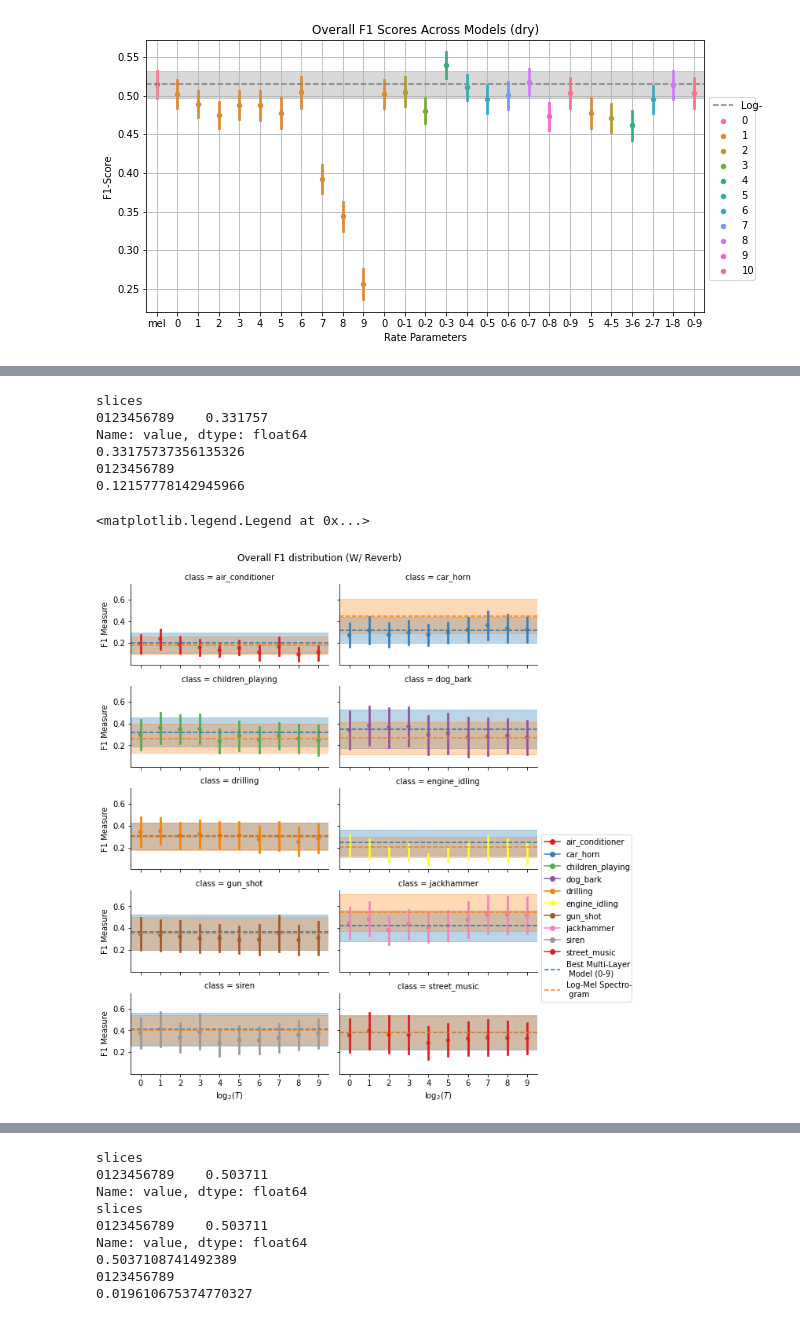
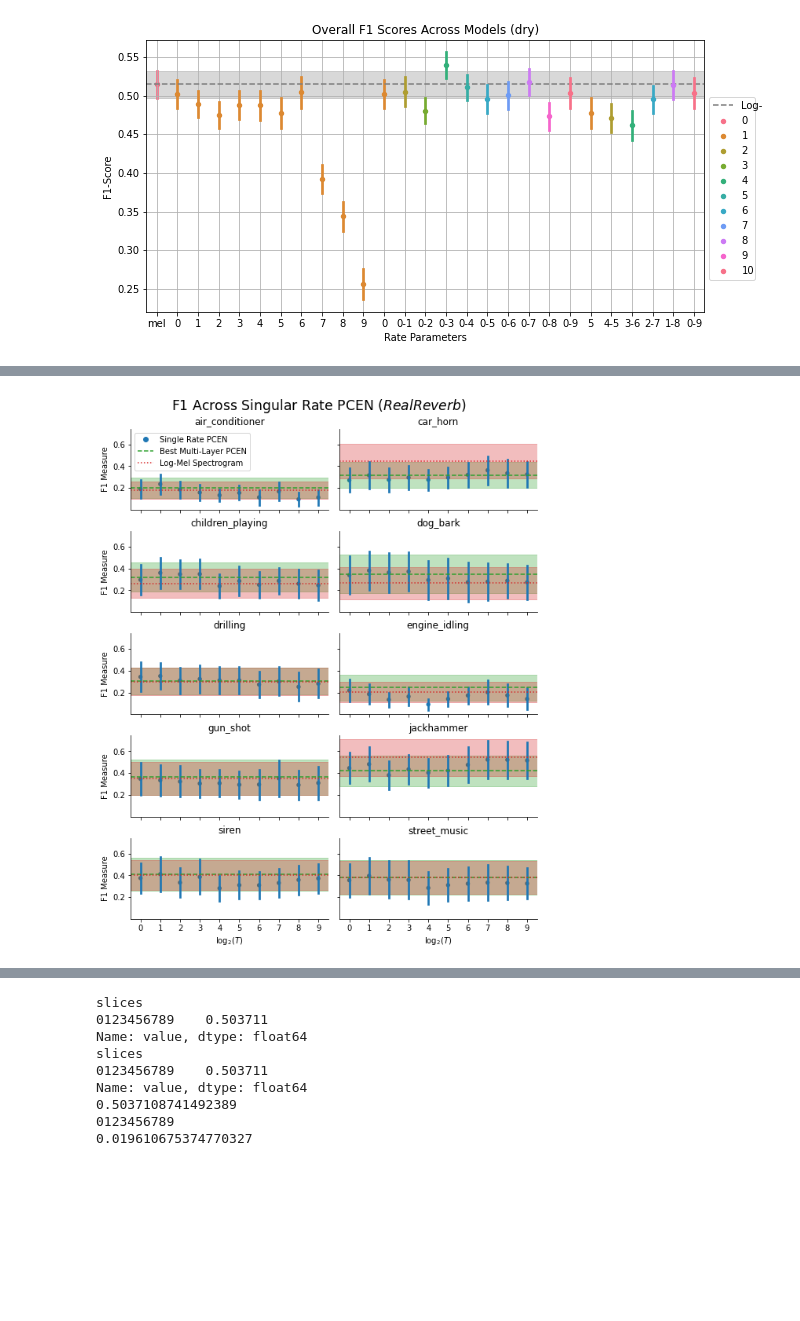
Before and after one commit to ChrisIck/pcen-t-varying, a Jupyter notebook: scripts/models_1014/eval1014.ipynb, the cells around one changed output, grey strips where cells are left out. Cells and saved outputs as stored; diff of their text form; code cells hidden in the pictures; blank space fills up the shorter version.

```diff
--- a/scripts/models_1014/eval1014.ipynb
+++ b/scripts/models_1014/eval1014.ipynb
@@ -91,0 +107,15 @@ Text(0.5, 0, '$\\log_2(T)$')
+# %%
+compare_models = ['dry_mel_1014', 'dry_1_1014', 'dry_12345678_1014']
+model_labels = [item.split('_')[1] for item in compare_models]
+
+f1_df = sample_df[sample_df['metric']=='f_measure']\
+                 [sample_df['version'].isin(compare_models)]\
+                 [sample_df['eval_dataset'].isin(['dry','wet'])]
+
+g = sns.FacetGrid(f1_df, col="class", col_wrap=3, col_order=URBANSED_CLASSES, legend_out=True)
+g.map_dataframe(sns.violinplot, x='version', y='value', hue='eval_dataset',\
+                split=True, order=compare_models, hue_order=['dry','wet'])
+for ax in g.axes.flat:
+    ax.set_xticklabels(model_labels)
+
+g.fig.suptitle('Dry-trained models performance on wet/dry eval datasets')
@@ -128,8 +579,8 @@ Text(0.5, 1.0, 'Overall F1 Scores Across Models (dry)')
 [figure]
 # %%
 f1_df = sample_df[sample_df['metric']=='f_measure']\
-                 [sample_df['training_set']=='realreverb']\
-                 [sample_df['eval_dataset'].isin(real_reverb_set)]\
+                 [sample_df['training_set']=='wet']\
+                 [sample_df['eval_dataset']=='wet']\
                  [sample_df['class']=='overall']
 f1_single_df = f1_df[f1_df['num_slices']==1]
 f1_increasing_df = f1_df[f1_df['slices'].isin(slices_multiple)]
@@ -186,12 +658,6 @@ stds = f1_overall_gb['value'].std()
 max_multi_val = means.max()
 max_multi_slice = means[means==max_multi_val].index.tolist()[0]
 max_multi_std = stds[max_multi_slice]
-print(means)
-print(max_multi_val)
-print(max_multi_slice)
-print(max_multi_std)
-
-
 
 #dataframe for overall optimal multilayer model
 f1_optmulti_df =  sample_df[sample_df['metric']=='f_measure']\
@@ -214,7 +680,7 @@ colors = sns.color_palette(palette='Set1', n_colors=len(class_order))
 
 #build facet_grid
 g = sns.FacetGrid(sub_df, col="class", col_order=class_order,col_wrap=2, aspect=2,\
-                  height=2, hue='class', palette='Set1', legend_out=True)
+                  height=2, legend_out=True)#, hue='class', palette='Set1')
 
 #measure mean and best model by average performance
 means_df = f1_single_df.groupby(['class'])
@@ -246,51 +712,45 @@ for name, group in logmel_classes_gb:
     max_logmel_coords[name] = (mean, std)
 
 #pointplots
 g.map(sns.pointplot, "slices", "value", ci='sd', join=False, markers='.')
 
 #plot maximal values/model params
 for i, ax in enumerate(g.axes):
     key = class_order[i]
     x, y = max_coords[key]
 
     opt_multi_val, opt_multi_std =  max_opt_multi_coords[key]
-    ax.axhline(opt_multi_val, color='C0', linestyle='--')
+    ax.axhline(opt_multi_val, color='C2', linestyle='--')
     std_max = opt_multi_val + opt_multi_std
     std_min = opt_multi_val - opt_multi_std
-    ax.axhspan(std_max, std_min, color='C0', alpha=.3)
+    ax.axhspan(std_max, std_min, color='C2', alpha=.3)
 
     logmel_mean, logmel_std =  max_logmel_coords[key]
-    ax.axhline(logmel_mean, color='C1', linestyle='--')
+    ax.axhline(logmel_mean, color='C3', linestyle=':')
     std_max = logmel_mean + logmel_std
     std_min = logmel_mean - logmel_std
-    ax.axhspan(std_max, std_min, color='C1', alpha=.3)
+    ax.axhspan(std_max, std_min, color='C3', alpha=.3)
 
     if i%2 == 0:
         ax.set_ylabel('F1 Measure')
     if i>7:
         ax.set_xlabel(r'$\log_2 (T)$')
 
+    class_label = ax.title.get_text().split(' ')[-1]
+    ax.set_title(class_label)
+
 
 #add title
 plt.subplots_adjust(top=0.925)
-#g.set(ylim=(0,.85))
-g.fig.suptitle('Overall F1 distribution (W/ Reverb)')
+g.fig.suptitle(r'F1 Across Singular Rate PCEN ($\it{Real Reverb}$)', fontsize='xx-large')
 
 #customize legend
-legend_elements = [Line2D([0], [0], marker='o', color=colors[i], label=class_order[i])\
-                  for i in range(len(class_order))]
-legend_elements.append(Line2D([0], [0], color='C0', linestyle='--', label="Best Multi-Layer\n Model ({}-{})".format(min(max_multi_slice), max(max_multi_slice))))
-legend_elements.append(Line2D([0], [0], color='C1', linestyle='--', label="Log-Mel Spectro-\n gram"))
+legend_elements = []
+legend_elements.append(Line2D([0], [0], color='C0', marker='o', linestyle='None', label='Single Rate PCEN'))
+legend_elements.append(Line2D([0], [0], color='C2', linestyle='--', label="Best Multi-Layer PCEN"))
+legend_elements.append(Line2D([0], [0], color='C3', linestyle=':', label="Log-Mel Spectrogram"))
 
-
-
-plt.legend(handles=legend_elements, bbox_to_anchor=(1,1,.5,2), mode='expand', loc='upper left')
+g.axes.flatten()[0].legend(handles=legend_elements, loc='upper left')
+g.fig.savefig('singlerate_compare_rr.pdf', format='pdf')
 # %% [output]
-slices
-0123456789    0.331757
-Name: value, dtype: float64
-0.33175737356135326
-0123456789
-0.12157778142945966
-<matplotlib.legend.Legend at 0x...>
-[figure, old version]
+[figure, new version]
```
Also changed, not shown: parts of 33 cells of this notebook, 2 other files.
